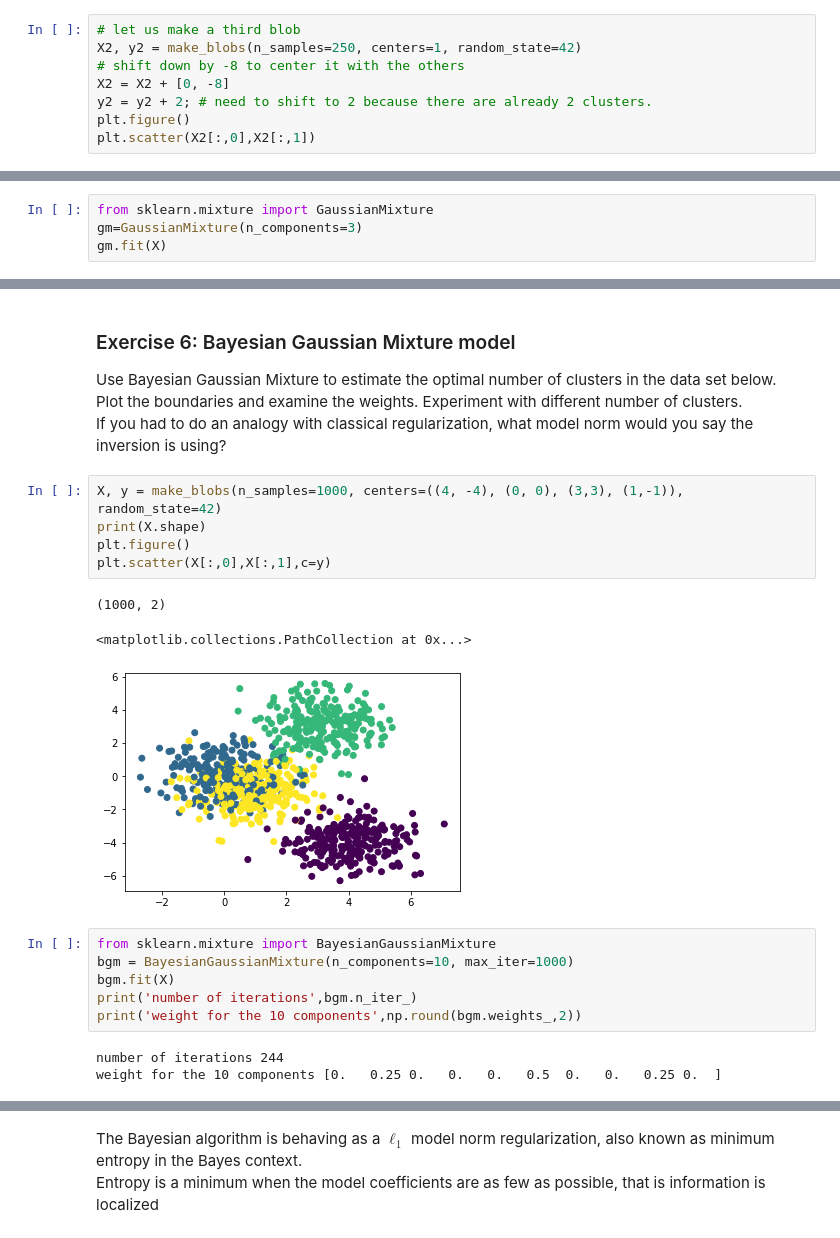
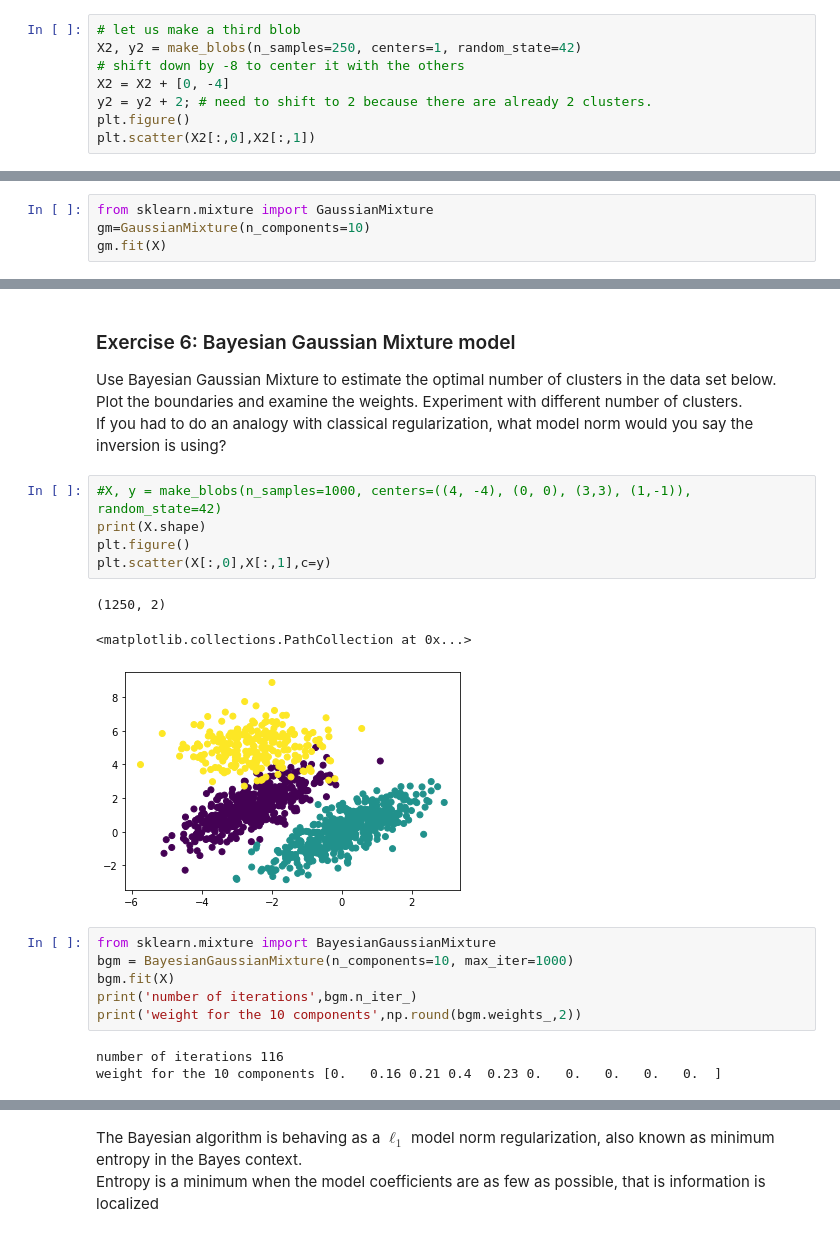
Before and after one commit to dtrad/geoml_course, a Jupyter notebook: Practice16Unsupervised.ipynb, the cells around one changed output, grey strips where cells are left out. Cells and saved outputs as stored; diff of their text form.

```diff
--- a/Practice16Unsupervised.ipynb
+++ b/Practice16Unsupervised.ipynb
@@ -369,7 +369,7 @@ the program produces labels which we will not use y[:15]= [1 1 0 1 0 0 1 0 0 1 0
 # let us make a third blob
 X2, y2 = make_blobs(n_samples=250, centers=1, random_state=42)
 # shift down by -8 to center it with the others
-X2 = X2 + [0, -8]
+X2 = X2 + [0, -4]
 y2 = y2 + 2; # need to shift to 2 because there are already 2 clusters.
 plt.figure()
 plt.scatter(X2[:,0],X2[:,1])
@@ -396,7 +396,7 @@ plt.scatter(X[:,0],X[:,1],c=y)
 Now we are ready to try unsupervised ML classification (we won't use the labels)
 # %%
 from sklearn.mixture import GaussianMixture
-gm=GaussianMixture(n_components=3)
+gm=GaussianMixture(n_components=10)
 gm.fit(X)
 # %% [output]
 GaussianMixture(covariance_type='full', init_params='kmeans', max_iter=100,
@@ -491,14 +491,14 @@ Use Bayesian Gaussian Mixture to estimate the optimal number of clusters in the
 Plot the boundaries and examine the weights. Experiment with different number of clusters.\
 If you had to do an analogy with classical regularization, what model norm would you say the inversion is using?
 # %%
-X, y = make_blobs(n_samples=1000, centers=((4, -4), (0, 0), (3,3), (1,-1)), random_state=42)
+#X, y = make_blobs(n_samples=1000, centers=((4, -4), (0, 0), (3,3), (1,-1)), random_state=42)
 print(X.shape)
 plt.figure()
 plt.scatter(X[:,0],X[:,1],c=y)
 # %% [output]
-(1000, 2)
+(1250, 2)
 <matplotlib.collections.PathCollection at 0x...>
-[figure, old version]
+[figure, new version]
 # %%
 from sklearn.mixture import BayesianGaussianMixture
 bgm = BayesianGaussianMixture(n_components=10, max_iter=1000)
@@ -506,8 +506,8 @@ bgm.fit(X)
 print('number of iterations',bgm.n_iter_)
 print('weight for the 10 components',np.round(bgm.weights_,2))
 # %% [output]
-number of iterations 244
-weight for the 10 components [0.   0.25 0.   0.   0.   0.5  0.   0.   0.25 0.  ]
+number of iterations 116
+weight for the 10 components [0.   0.16 0.21 0.4  0.23 0.   0.   0.   0.   0.  ]
 # %%
 plt.figure(figsize=(8, 5))
 plot_gaussian_mixture(bgm, X)
```
Also changed, not shown: parts of 10 cells of this notebook, 1 other file.
